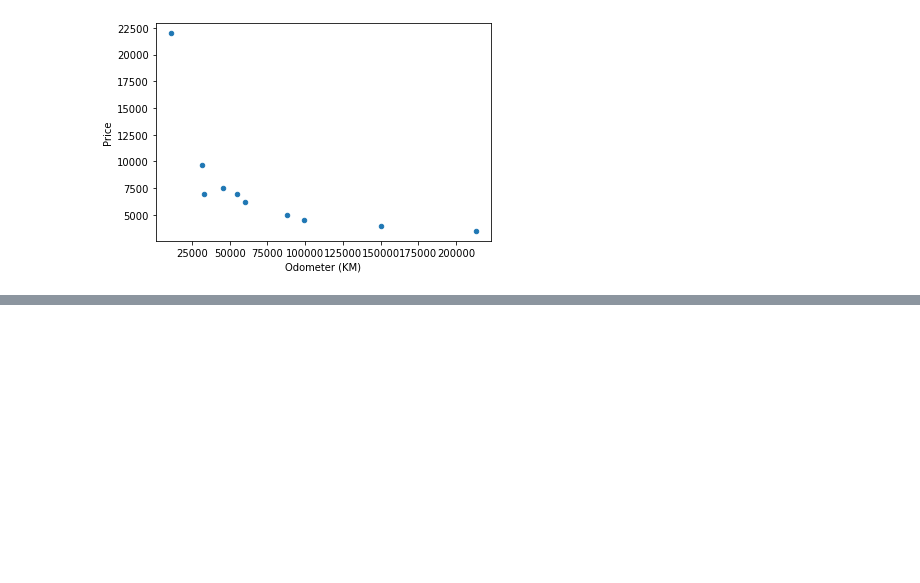
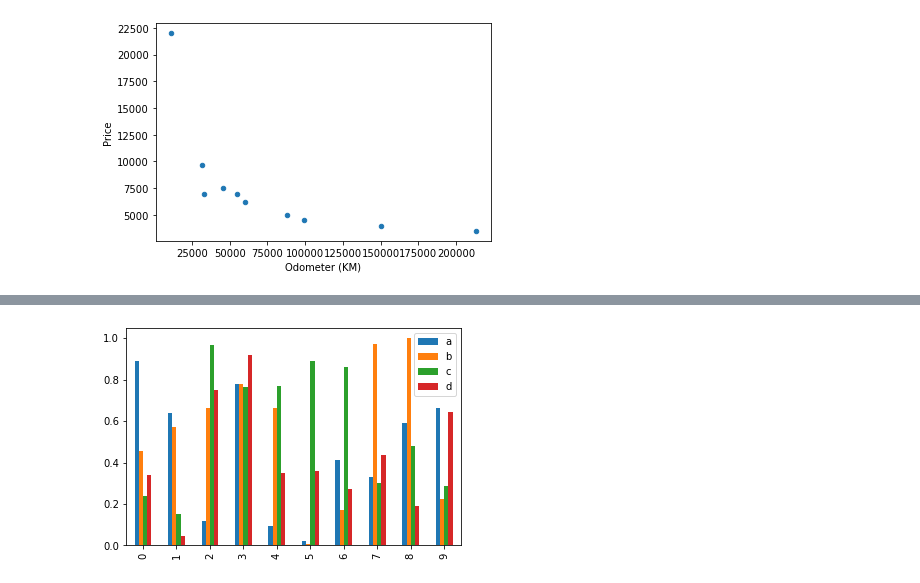
Before and after one commit to pappucode/datascience, a Jupyter notebook: matplotlib.ipynb, the cells around one changed output, grey strips where cells are left out. Drawn from its saved outputs; the diff is of its cells as text; code cells hidden in the pictures; blank space fills up the shorter version.

```diff
--- a/matplotlib.ipynb
+++ b/matplotlib.ipynb
@@ -280 +321,5 @@ car_sales.plot(x='Odometer (KM)', y='Price', kind='scatter');
+# %%
+df.plot(kind='bar');
+# %% [output]
+[figure, added]
 # %%
```
Also changed, not shown: parts of 39 cells of this notebook, 2 other files.
